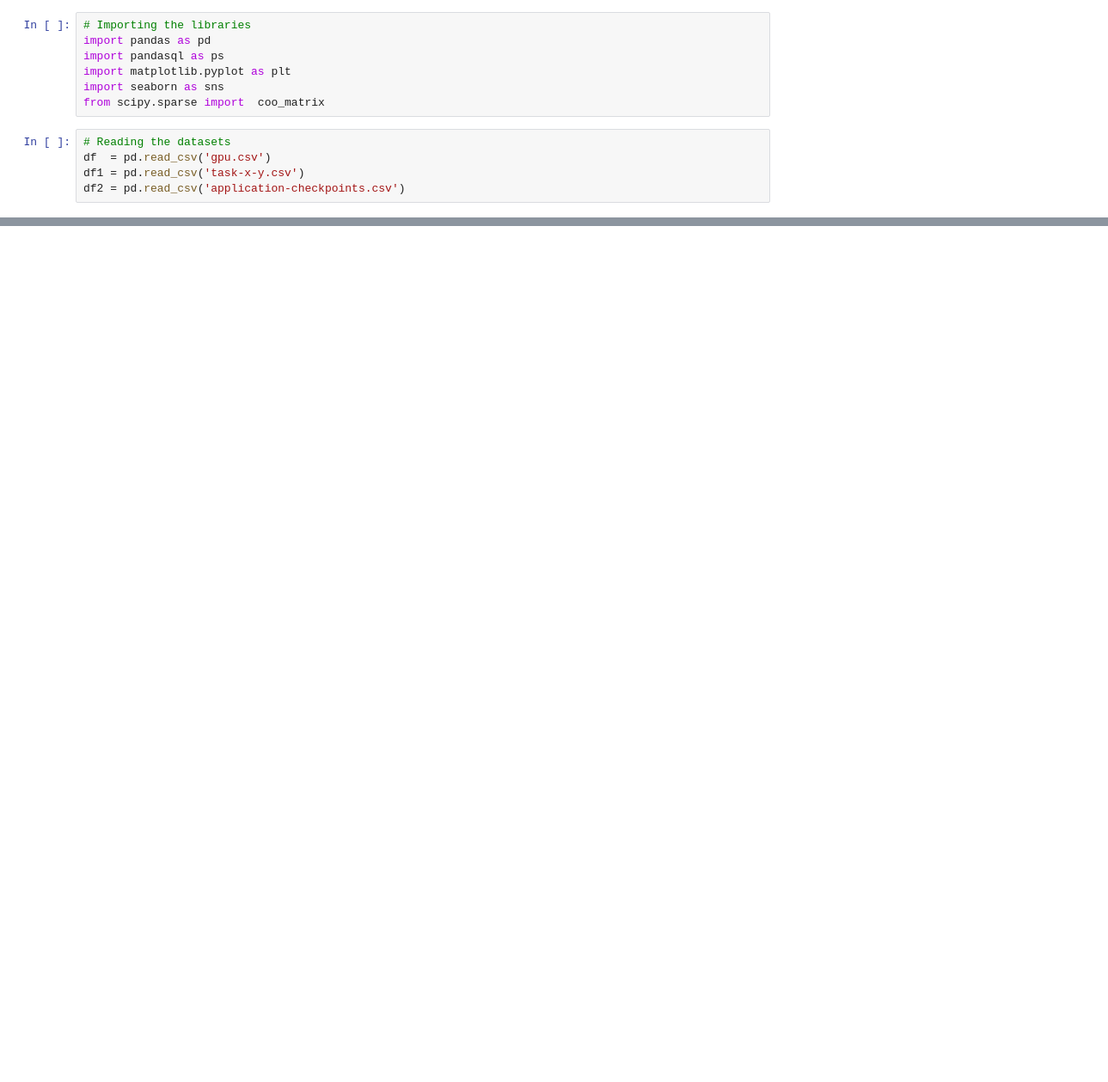
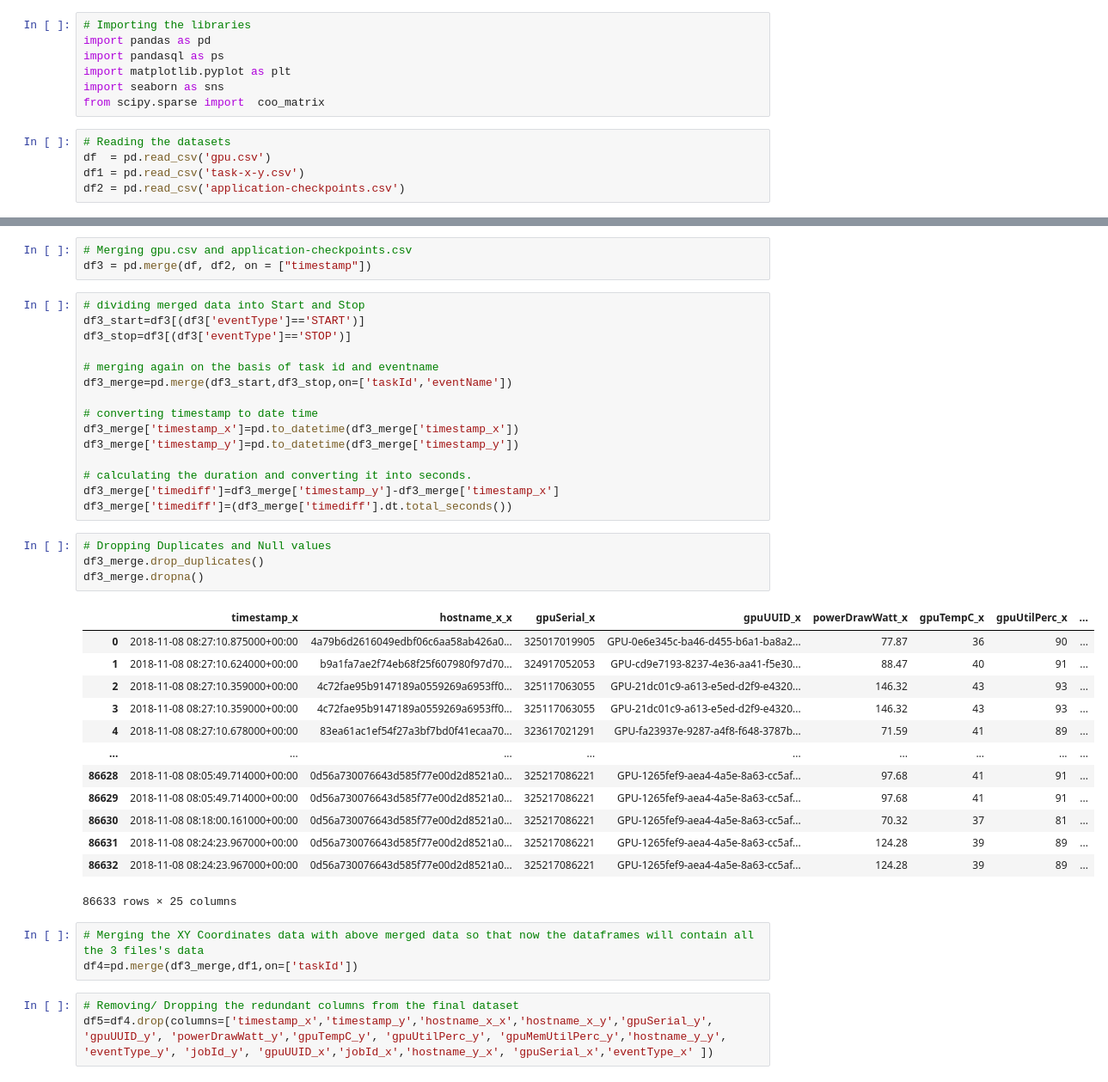
Before and after one commit to Himika-Mishra/Cloud-Computing, a Jupyter notebook: Terapixel_Rendering_EDA.ipynb, the cells around one changed output, grey strips where cells are left out. Shown at 86% size. Cells and saved outputs as stored; diff of their text form; blank space fills up the shorter version.

Commit message:
Preprocessing of the data and merging of the required drataframes

```diff
--- a/Terapixel_Rendering_EDA.ipynb
+++ b/Terapixel_Rendering_EDA.ipynb
@@ -26,0 +91,42 @@ df2 = pd.read_csv('application-checkpoints.csv')
+# %%
+# Merging gpu.csv and application-checkpoints.csv
+df3 = pd.merge(df, df2, on = ["timestamp"])
+# %%
+# dividing merged data into Start and Stop
+df3_start=df3[(df3['eventType']=='START')]
+df3_stop=df3[(df3['eventType']=='STOP')]
+
+# merging again on the basis of task id and eventname
+df3_merge=pd.merge(df3_start,df3_stop,on=['taskId','eventName'])
+
+# converting timestamp to date time
+df3_merge['timestamp_x']=pd.to_datetime(df3_merge['timestamp_x'])
+df3_merge['timestamp_y']=pd.to_datetime(df3_merge['timestamp_y'])
+
+# calculating the duration and converting it into seconds.
+df3_merge['timediff']=df3_merge['timestamp_y']-df3_merge['timestamp_x']
+df3_merge['timediff']=(df3_merge['timediff'].dt.total_seconds())
+# %%
+# Dropping Duplicates and Null values
+df3_merge.drop_duplicates()
+df3_merge.dropna()
+# %% [output]
+|  | timestamp_x | hostname_x_x | gpuSerial_x | gpuUUID_x | powerDrawWatt_x | gpuTempC_x | gpuUtilPerc_x | ... |
+| 0 | 2018-11-08 08:27:10.875000+00:00 | 4a79b6d2616049edbf06c6aa58ab426a0... | 325017019905 | GPU-0e6e345c-ba46-d455-b6a1-ba8a2... | 77.87 | 36 | 90 | ... |
+| 1 | 2018-11-08 08:27:10.624000+00:00 | b9a1fa7ae2f74eb68f25f607980f97d70... | 324917052053 | GPU-cd9e7193-8237-4e36-aa41-f5e30... | 88.47 | 40 | 91 | ... |
+| 2 | 2018-11-08 08:27:10.359000+00:00 | 4c72fae95b9147189a0559269a6953ff0... | 325117063055 | GPU-21dc01c9-a613-e5ed-d2f9-e4320... | 146.32 | 43 | 93 | ... |
+| 3 | 2018-11-08 08:27:10.359000+00:00 | 4c72fae95b9147189a0559269a6953ff0... | 325117063055 | GPU-21dc01c9-a613-e5ed-d2f9-e4320... | 146.32 | 43 | 93 | ... |
+| 4 | 2018-11-08 08:27:10.678000+00:00 | 83ea61ac1ef54f27a3bf7bd0f41ecaa70... | 323617021291 | GPU-fa23937e-9287-a4f8-f648-3787b... | 71.59 | 41 | 89 | ... |
+| ... | ... | ... | ... | ... | ... | ... | ... | ... |
+| 86628 | 2018-11-08 08:05:49.714000+00:00 | 0d56a730076643d585f77e00d2d8521a0... | 325217086221 | GPU-1265fef9-aea4-4a5e-8a63-cc5af... | 97.68 | 41 | 91 | ... |
+| 86629 | 2018-11-08 08:05:49.714000+00:00 | 0d56a730076643d585f77e00d2d8521a0... | 325217086221 | GPU-1265fef9-aea4-4a5e-8a63-cc5af... | 97.68 | 41 | 91 | ... |
+| 86630 | 2018-11-08 08:18:00.161000+00:00 | 0d56a730076643d585f77e00d2d8521a0... | 325217086221 | GPU-1265fef9-aea4-4a5e-8a63-cc5af... | 70.32 | 37 | 81 | ... |
+| 86631 | 2018-11-08 08:24:23.967000+00:00 | 0d56a730076643d585f77e00d2d8521a0... | 325217086221 | GPU-1265fef9-aea4-4a5e-8a63-cc5af... | 124.28 | 39 | 89 | ... |
+| 86632 | 2018-11-08 08:24:23.967000+00:00 | 0d56a730076643d585f77e00d2d8521a0... | 325217086221 | GPU-1265fef9-aea4-4a5e-8a63-cc5af... | 124.28 | 39 | 89 | ... |
+86633 rows × 25 columns
+# %%
+# Merging the XY Coordinates data with above merged data so that now the dataframes will contain all the 3 files's data
+df4=pd.merge(df3_merge,df1,on=['taskId'])
+# %%
+# Removing/ Dropping the redundant columns from the final dataset
+df5=df4.drop(columns=['timestamp_x','timestamp_y','hostname_x_x','hostname_x_y','gpuSerial_y', 'gpuUUID_y', 'powerDrawWatt_y','gpuTempC_y', 'gpuUtilPerc_y', 'gpuMemUtilPerc_y','hostname_y_y', 'eventType_y', 'jobId_y', 'gpuUUID_x','jobId_x','hostname_y_x', 'gpuSerial_x','eventType_x' ])
```
Also changed, not shown: parts of 7 cells of this notebook.
